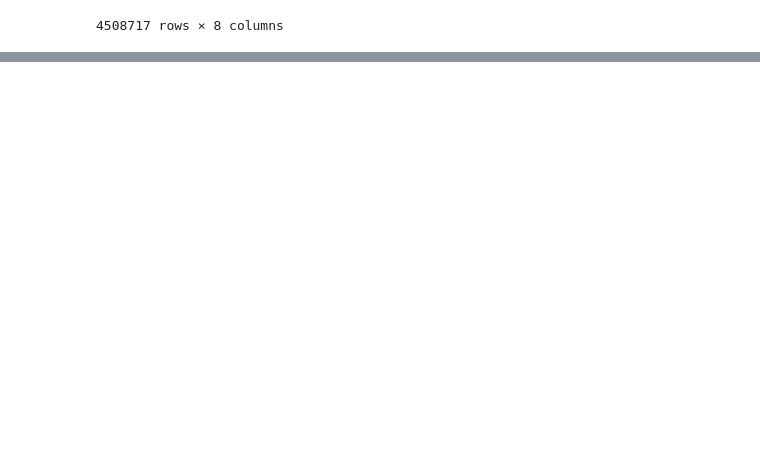
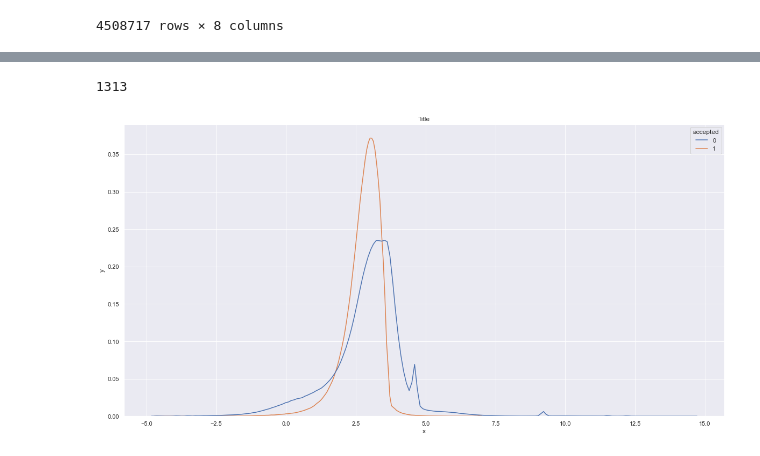
Before and after one commit to Ausmints/lending_club, a Jupyter notebook: Untitled.ipynb, the cells around one changed output, grey strips where cells are left out. Cells and saved outputs as stored; diff of their text form; code cells hidden in the pictures; blank space fills up the shorter version.

```diff
--- a/Untitled.ipynb
+++ b/Untitled.ipynb
@@ -788,0 +783,17 @@ plt.show()
+# %%
+train_set["debt_to_income_ratio"].isnull().sum()
+# %% [output]
+1313
+# %%
+plt.figure(figsize=(20, 10))
+ax = sns.kdeplot(
+    data=train_set.join(train_accepted),
+    x="debt_to_income_ratio_log",
+    hue="accepted"
+)
+ax.set(xlabel="x", ylabel="y")
+ax.set_title("Title")
+
+plt.show()
+# %% [output]
+[figure, added]
```
Also changed, not shown: parts of 38 cells of this notebook.
